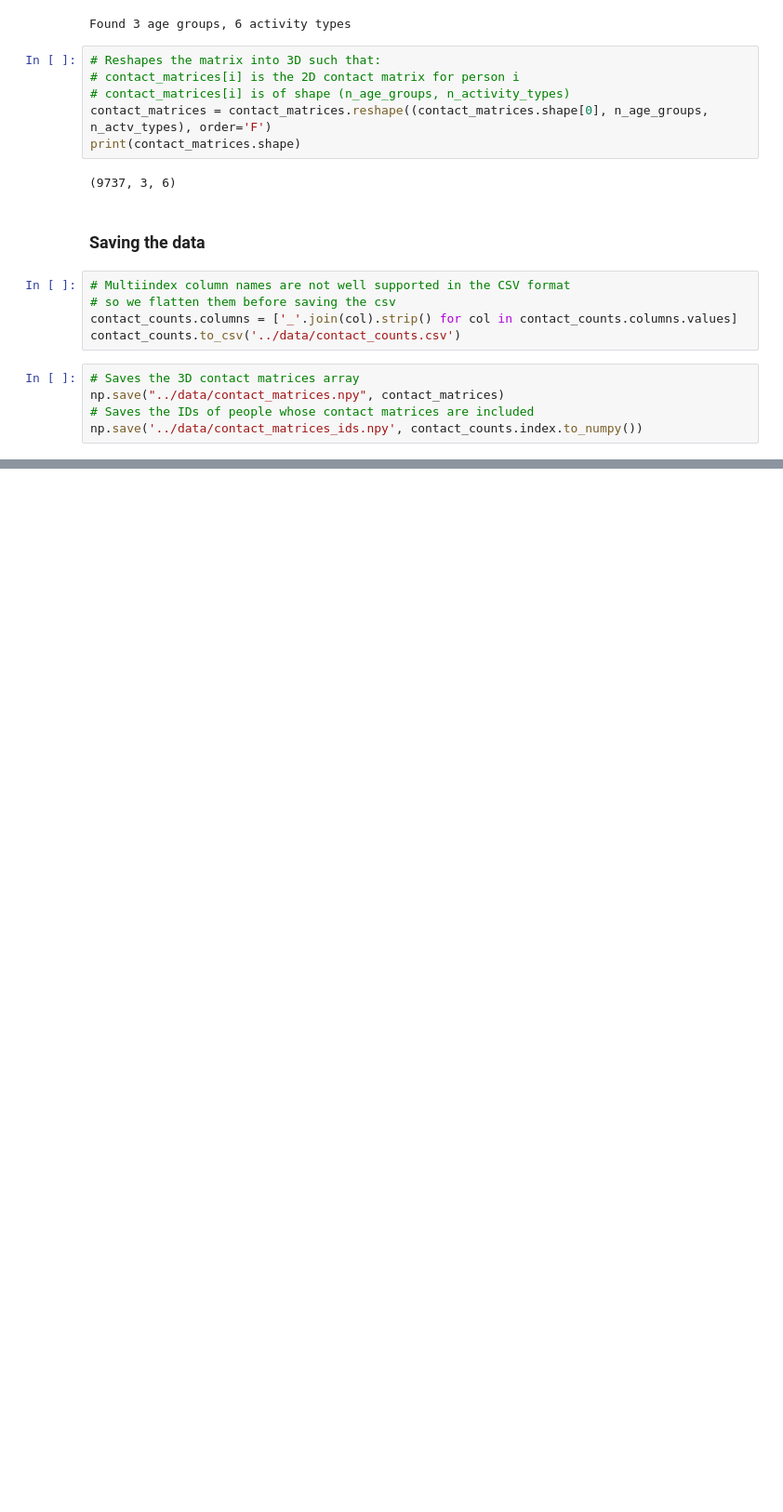
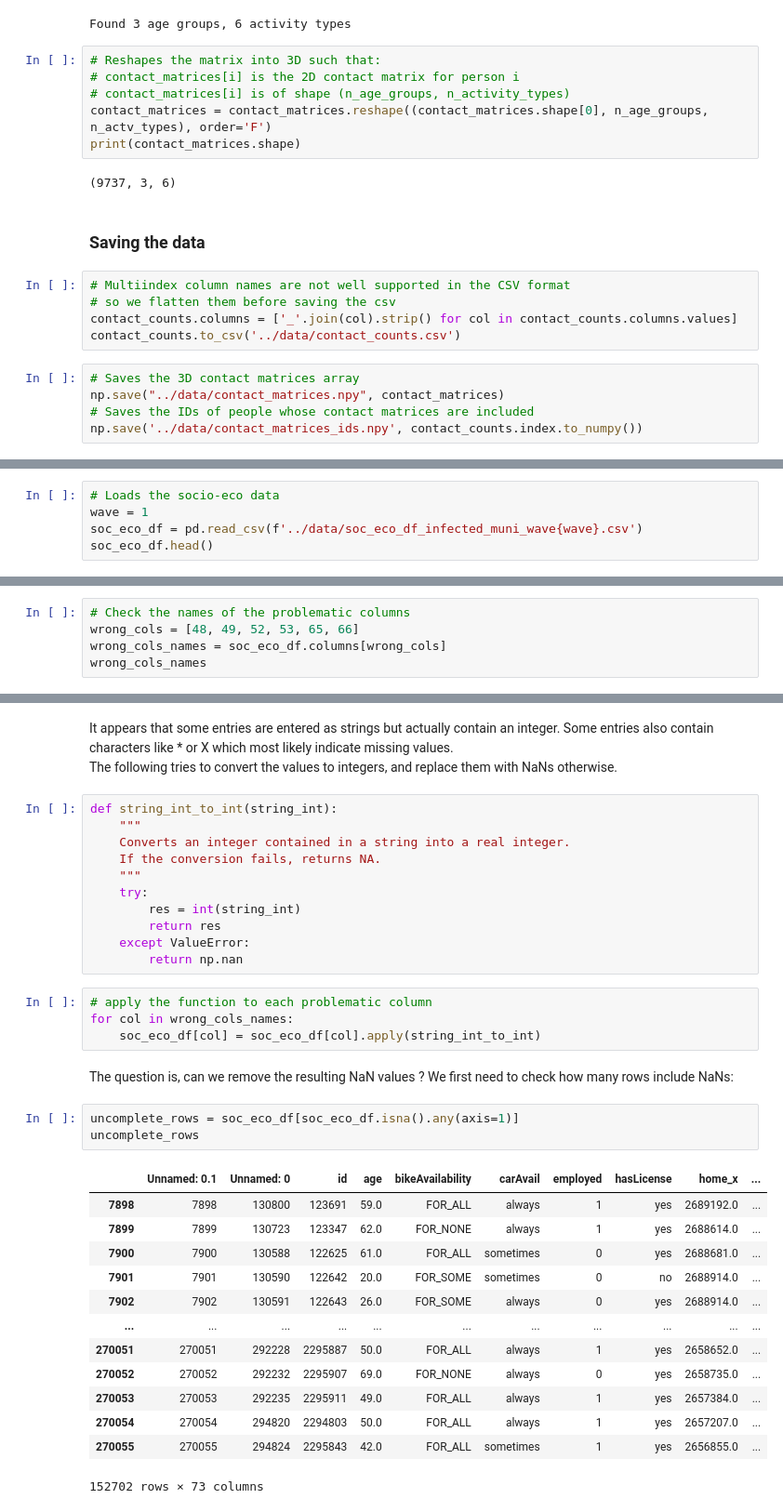
Before and after one commit to dauvillc/covid-19-switzerland, a Jupyter notebook: scripts/contact_matrices.ipynb, the cells around one changed output, grey strips where cells are left out. Shown at 93% size. Drawn from its saved outputs; the diff is of its cells as text; blank space fills up the shorter version.

```diff
--- a/scripts/contact_matrices.ipynb
+++ b/scripts/contact_matrices.ipynb
@@ -376,0 +403,5 @@ np.save('../data/contact_matrices_ids.npy', contact_counts.index.to_numpy())
+# %%
+# Loads the socio-eco data
+wave = 1
+soc_eco_df = pd.read_csv(f'../data/soc_eco_df_infected_muni_wave{wave}.csv')
+soc_eco_df.head()
@@ -376,0 +420,5 @@ np.save('../data/contact_matrices_ids.npy', contact_counts.index.to_numpy())
+# %%
+# Check the names of the problematic columns
+wrong_cols = [48, 49, 52, 53, 65, 66]
+wrong_cols_names = soc_eco_df.columns[wrong_cols]
+wrong_cols_names
@@ -376,0 +446,38 @@ np.save('../data/contact_matrices_ids.npy', contact_counts.index.to_numpy())
+# %% [markdown]
+It appears that some entries are entered as strings but actually contain an integer. Some entries also contain characters like * or X which most likely indicate
+missing values.
+The following tries to convert the values to integers, and replace them with NaNs otherwise.
+# %%
+def string_int_to_int(string_int):
+    """
+    Converts an integer contained in a string into a real integer.
+    If the conversion fails, returns NA.
+    """
+    try:
+        res = int(string_int)
+        return res
+    except ValueError:
+        return np.nan
+# %%
+# apply the function to each problematic column
+for col in wrong_cols_names:
+    soc_eco_df[col] = soc_eco_df[col].apply(string_int_to_int)
+# %% [markdown]
+The question is, can we remove the resulting NaN values ? We first need to check how many rows include NaNs:
+# %%
+uncomplete_rows = soc_eco_df[soc_eco_df.isna().any(axis=1)]
+uncomplete_rows
+# %% [output]
+|  | Unnamed: 0.1 | Unnamed: 0 | id | age | bikeAvailability | carAvail | employed | hasLicense | home_x | ... |
+| 7898 | 7898 | 130800 | 123691 | 59.0 | FOR_ALL | always | 1 | yes | 2689192.0 | ... |
+| 7899 | 7899 | 130723 | 123347 | 62.0 | FOR_NONE | always | 1 | yes | 2688614.0 | ... |
+| 7900 | 7900 | 130588 | 122625 | 61.0 | FOR_ALL | sometimes | 0 | yes | 2688681.0 | ... |
+| 7901 | 7901 | 130590 | 122642 | 20.0 | FOR_SOME | sometimes | 0 | no | 2688914.0 | ... |
+| 7902 | 7902 | 130591 | 122643 | 26.0 | FOR_SOME | always | 0 | yes | 2688914.0 | ... |
+| ... | ... | ... | ... | ... | ... | ... | ... | ... | ... | ... |
+| 270051 | 270051 | 292228 | 2295887 | 50.0 | FOR_ALL | always | 1 | yes | 2658652.0 | ... |
+| 270052 | 270052 | 292232 | 2295907 | 69.0 | FOR_NONE | always | 0 | yes | 2658735.0 | ... |
+| 270053 | 270053 | 292235 | 2295911 | 49.0 | FOR_ALL | always | 1 | yes | 2657384.0 | ... |
+| 270054 | 270054 | 294820 | 2294803 | 50.0 | FOR_ALL | always | 1 | yes | 2657207.0 | ... |
+| 270055 | 270055 | 294824 | 2295843 | 42.0 | FOR_ALL | sometimes | 1 | yes | 2656855.0 | ... |
+152702 rows × 73 columns
```
Also changed, not shown: parts of 31 cells of this notebook.
